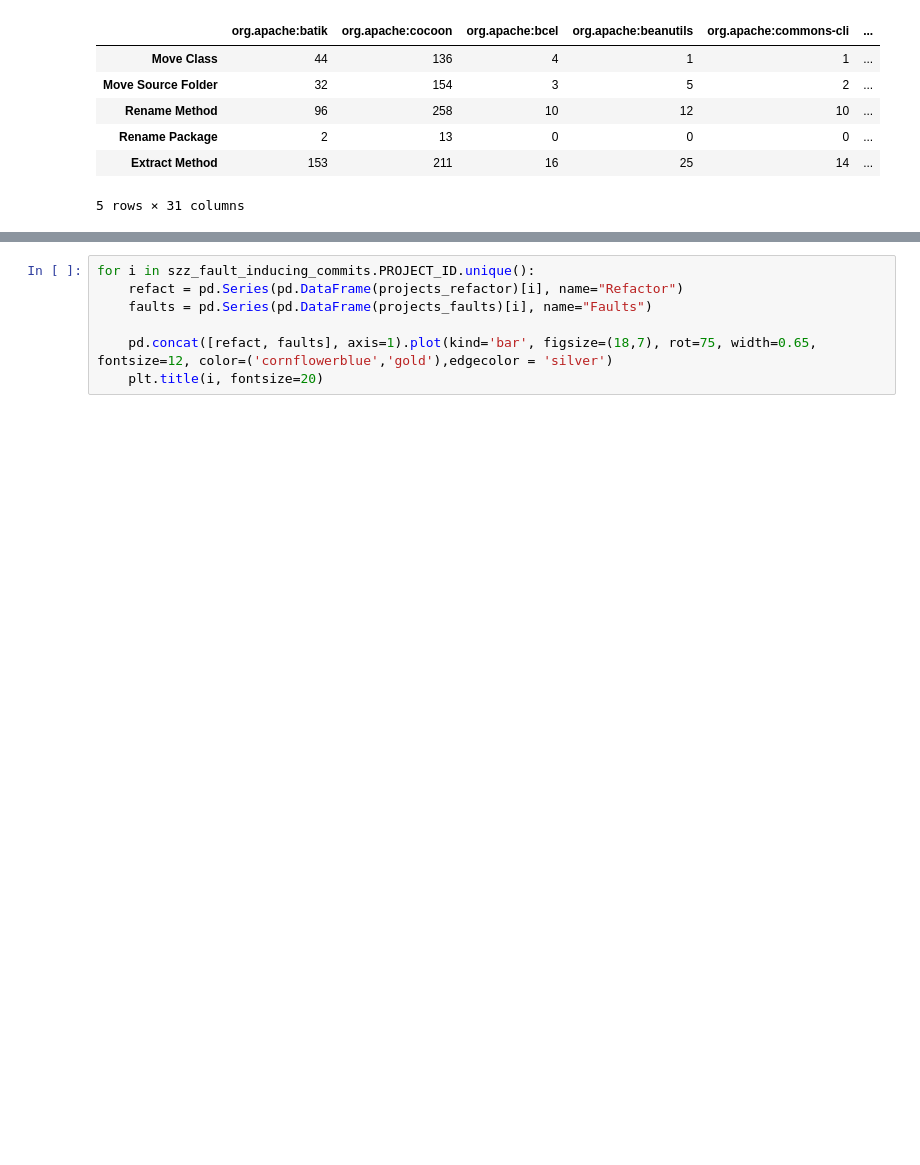
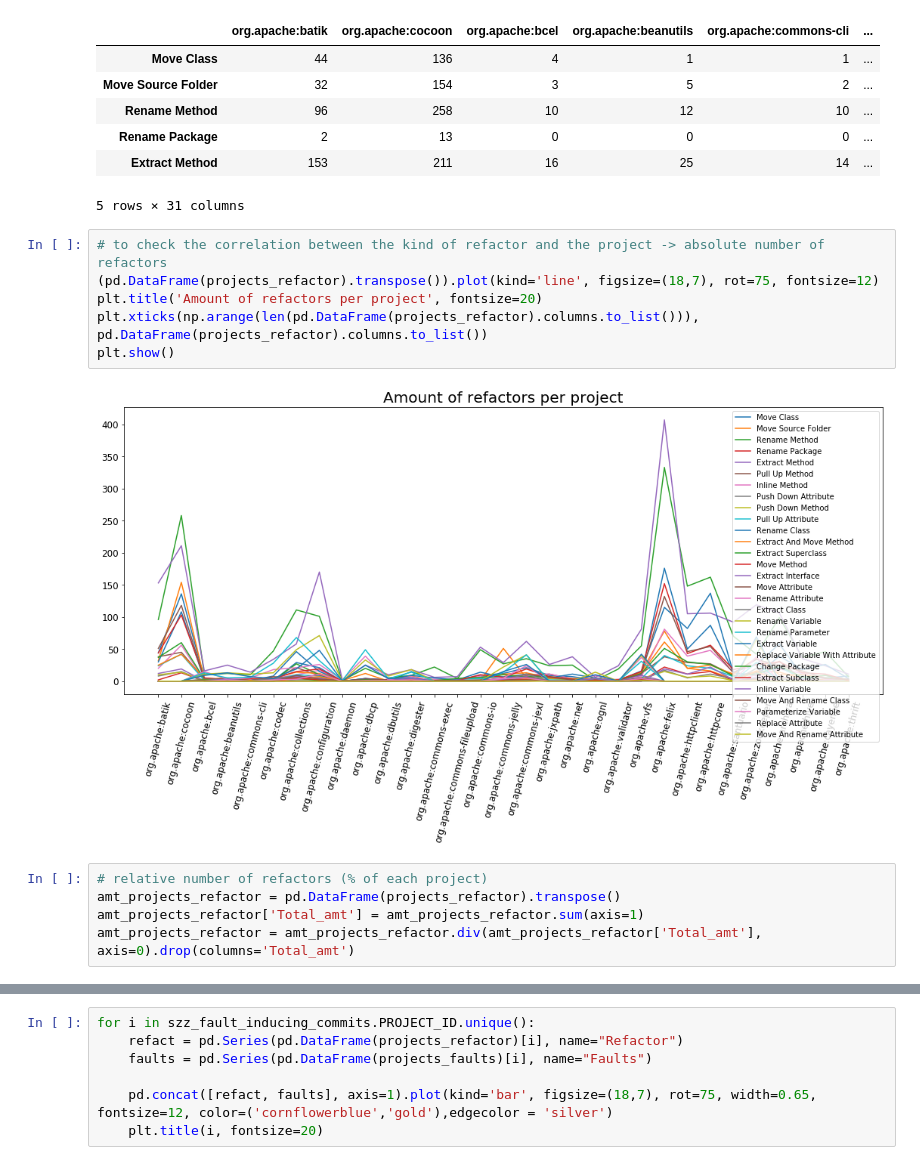
Before and after one commit to danigoju/Technical-Debt-DLMP, a Jupyter notebook: notebooks/refactoring_test.ipynb, the cells around one changed output, grey strips where cells are left out. Cells and saved outputs as stored; diff of their text form; blank space fills up the shorter version.

Commit message:
added a plot to compare the distribution of refactoring per project

```diff
--- a/notebooks/refactoring_test.ipynb
+++ b/notebooks/refactoring_test.ipynb
@@ -228,3 +228,16 @@ pd.DataFrame(projects_refactor).head()
 | Rename Package | 2 | 13 | 0 | 0 | 0 | ... |
 | Extract Method | 153 | 211 | 16 | 25 | 14 | ... |
 5 rows × 31 columns
+# %%
+# to check the correlation between the kind of refactor and the project -> absolute number of refactors
+(pd.DataFrame(projects_refactor).transpose()).plot(kind='line', figsize=(18,7), rot=75, fontsize=12)
+plt.title('Amount of refactors per project', fontsize=20)
+plt.xticks(np.arange(len(pd.DataFrame(projects_refactor).columns.to_list())), pd.DataFrame(projects_refactor).columns.to_list())
+plt.show()
+# %% [output]
+[figure, added]
+# %%
+# relative number of refactors (% of each project)
+amt_projects_refactor = pd.DataFrame(projects_refactor).transpose()
+amt_projects_refactor['Total_amt'] = amt_projects_refactor.sum(axis=1)
+amt_projects_refactor = amt_projects_refactor.div(amt_projects_refactor['Total_amt'], axis=0).drop(columns='Total_amt')
```
Also changed, not shown: parts of 1 cell of this notebook.
